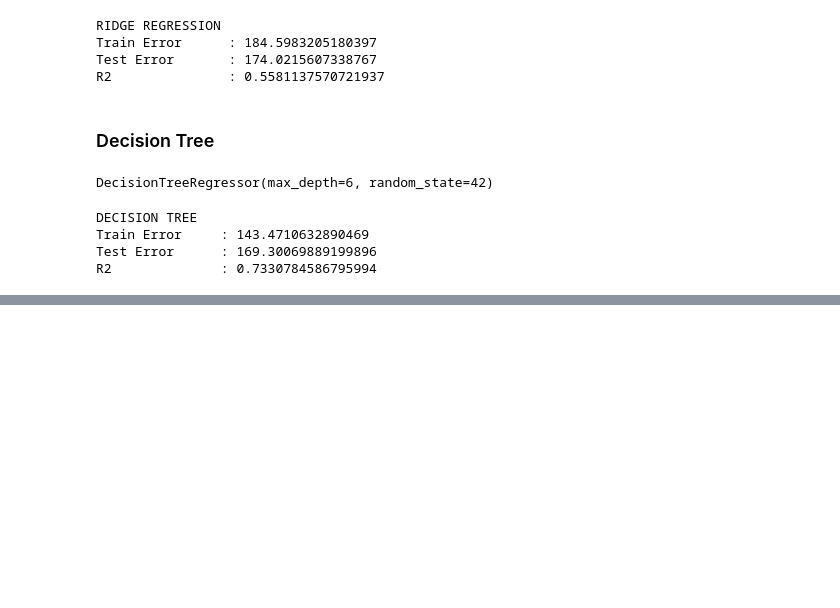
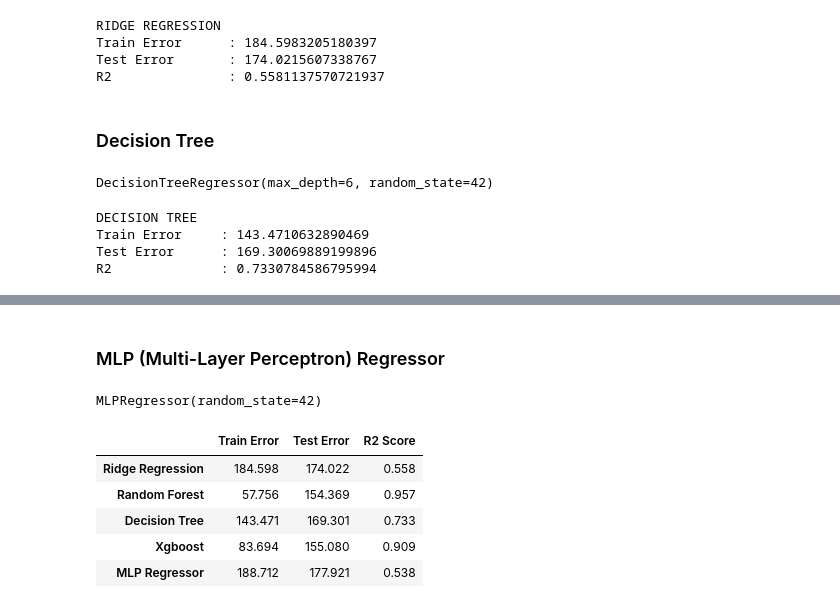
Before and after one commit to tugceturkkal/Data-Projects, a Jupyter notebook: Predicting Price.ipynb, the cells around one changed output, grey strips where cells are left out. Cells and saved outputs as stored; diff of their text form; code cells hidden in the pictures; blank space fills up the shorter version.

Commit message:
Predicting Price

```diff
--- a/Predicting Price.ipynb
+++ b/Predicting Price.ipynb
@@ -382,0 +449,30 @@ model_comparison['Decision Tree'] = [train_error_dt, test_error_dt, r2_dt]
+# %% [markdown]
+ ### MLP (Multi-Layer Perceptron) Regressor
+# %%
+mlp = MLPRegressor(random_state = 42)
+# %%
+mlp.fit(X_train, y_train)
+# %% [output]
+MLPRegressor(random_state=42)
+# %%
+y_predict_mlp = mlp.predict(X_train)
+train_error_mlp = mean_squared_error(y_train, y_predict_mlp, squared = False)
+
+y_predict_mlp = mlp.predict(X_test)
+test_error_mlp = mean_squared_error(y_test, y_predict_mlp, squared = False)
+
+y_predict_mlp = mlp.predict(X_train)
+r2_mlp = r2_score(y_train, y_predict_mlp)
+# %%
+model_comparison['MLP Regressor'] = [train_error_mlp.round(3), test_error_mlp.round(3), r2_mlp.round(3)]
+# %%
+model_comparison = pd.DataFrame(model_comparison)
+model_comparison.columns = ['Train Error' , 'Test Error' , 'R2 Score']
+model_comparison
+# %% [output]
+|  | Train Error | Test Error | R2 Score |
+| Ridge Regression | 184.598 | 174.022 | 0.558 |
+| Random Forest | 57.756 | 154.369 | 0.957 |
+| Decision Tree | 143.471 | 169.301 | 0.733 |
+| Xgboost | 83.694 | 155.080 | 0.909 |
+| MLP Regressor | 188.712 | 177.921 | 0.538 |
```
Also changed, not shown: parts of 17 cells of this notebook.
